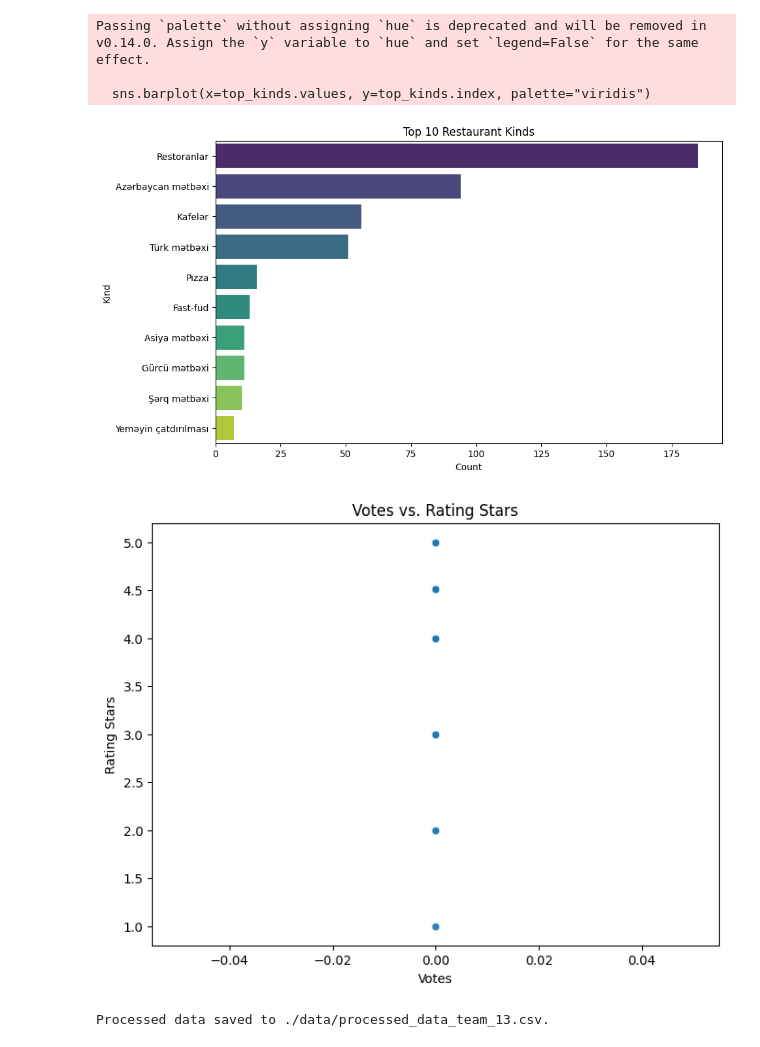
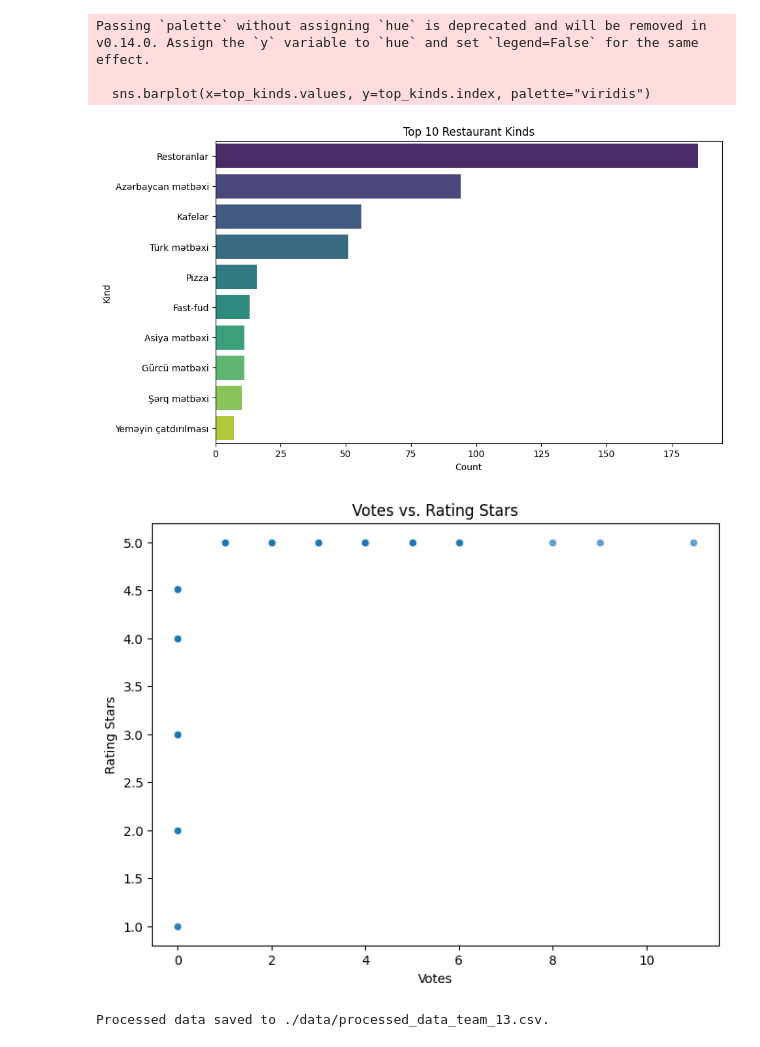
Before and after one commit to Ismayil338/Restaurant-Cafe-data-of-Azerbaijan, a Jupyter notebook: ENCE_3503_Fall_2024_EDA_Team_13.ipynb, the cells around one changed output. Drawn from its saved outputs; the diff is of its cells as text; code cells hidden in the pictures.

```diff
--- a/ENCE_3503_Fall_2024_EDA_Team_13.ipynb
+++ b/ENCE_3503_Fall_2024_EDA_Team_13.ipynb
@@ -2,6 +2,8 @@
 import pandas as pd
 import matplotlib.pyplot as plt
 import seaborn as sns
+import re
+
 # Load the scraped data CSV
 file_path = "./data/scraped_data_team_13.csv"
 data = pd.read_csv(file_path)
@@ -12,8 +14,10 @@ print(data.head())
 # Replace placeholders with NaN
 data.replace(["No Name", "No Phone", "No Site", "No Stars", "No Rating", "No City", "No District", "No Street", "No Postal Address", "No Kind"], pd.NA, inplace=True)
 
+# Preprocess the "Votes" column to extract numeric values
+data["Votes"] = data["Votes"].apply(lambda x: int(re.search(r'\d+', str(x)).group()) if pd.notna(x) and re.search(r'\d+', str(x)) else 0)
+
 # Convert relevant columns to numeric
-data["Votes"] = pd.to_numeric(data["Votes"], errors="coerce")
 data["Rating Stars"] = pd.to_numeric(data["Rating Stars"], errors="coerce")
 
 # Fill missing values
@@ -77,24 +81,24 @@ max               NaN
 The behavior will change in pandas 3.0. This inplace method will never work because the intermediate object on which we are setting values always behaves as a copy.
 
 For example, when doing 'df[col].method(value, inplace=True)', try using 'df.method({col: value}, inplace=True)' or df[col] = df[col].method(value) instead, to perform the operation inplace on the ori ...
 
 
   data["Name"].fillna("Unknown", inplace=True)
 The behavior will change in pandas 3.0. This inplace method will never work because the intermediate object on which we are setting values always behaves as a copy.
 
 For example, when doing 'df[col].method(value, inplace=True)', try using 'df.method({col: value}, inplace=True)' or df[col] = df[col].method(value) instead, to perform the operation inplace on the ori ...
 
 
   data["Phone"].fillna("Unknown", inplace=True)
 ... (14 lines left out)
 For example, when doing 'df[col].method(value, inplace=True)', try using 'df.method({col: value}, inplace=True)' or df[col] = df[col].method(value) instead, to perform the operation inplace on the ori ...
 
 
   data["Rating Stars"].fillna(data["Rating Stars"].mean(), inplace=True)  # Fill with the average rating
 [figure]
 Passing `palette` without assigning `hue` is deprecated and will be removed in v0.14.0. Assign the `y` variable to `hue` and set `legend=False` for the same effect.
 
   sns.barplot(x=top_kinds.values, y=top_kinds.index, palette="viridis")
 [figure]
-[figure, old version]
+[figure, new version]
 Processed data saved to ./data/processed_data_team_13.csv.
```
Also changed, not shown: parts of 1 cell of this notebook.
